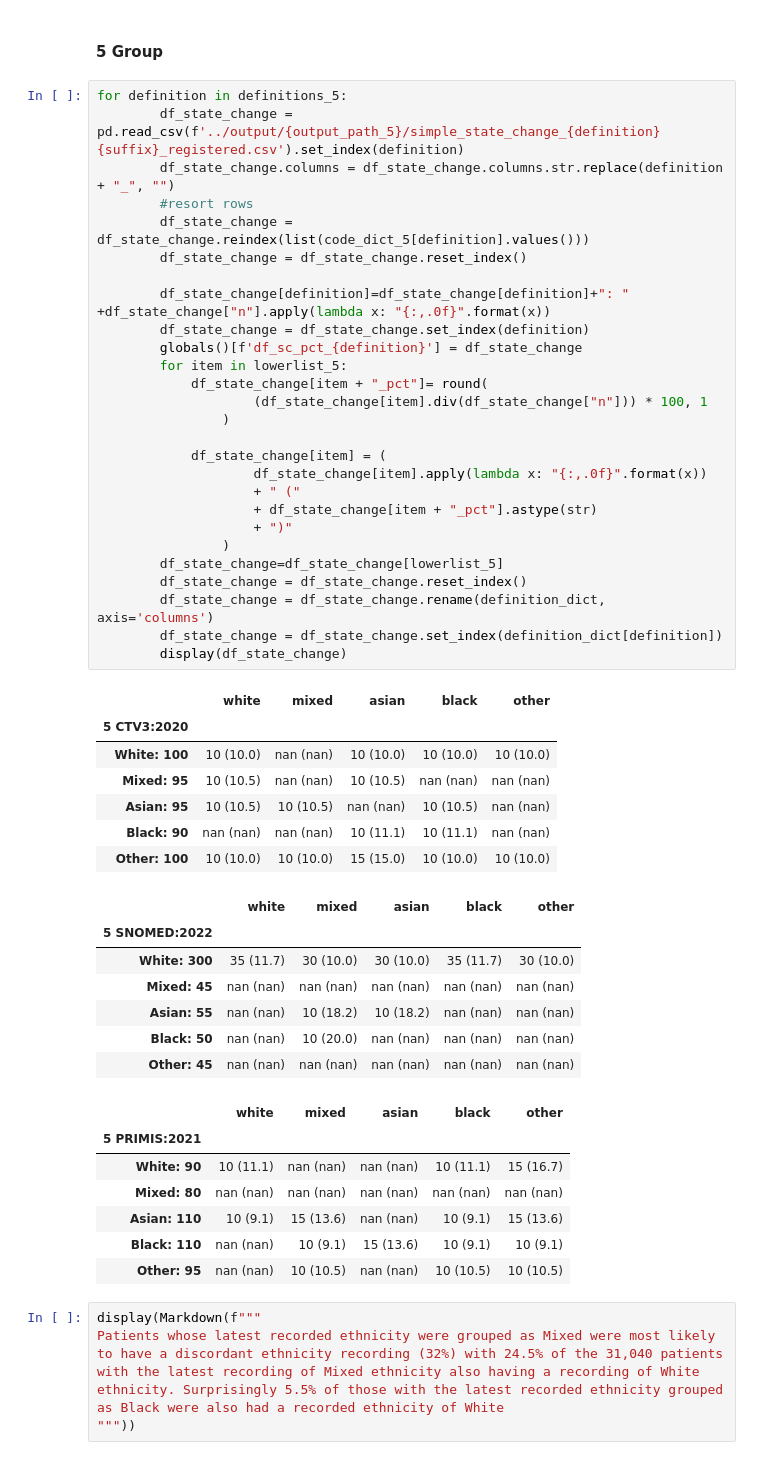
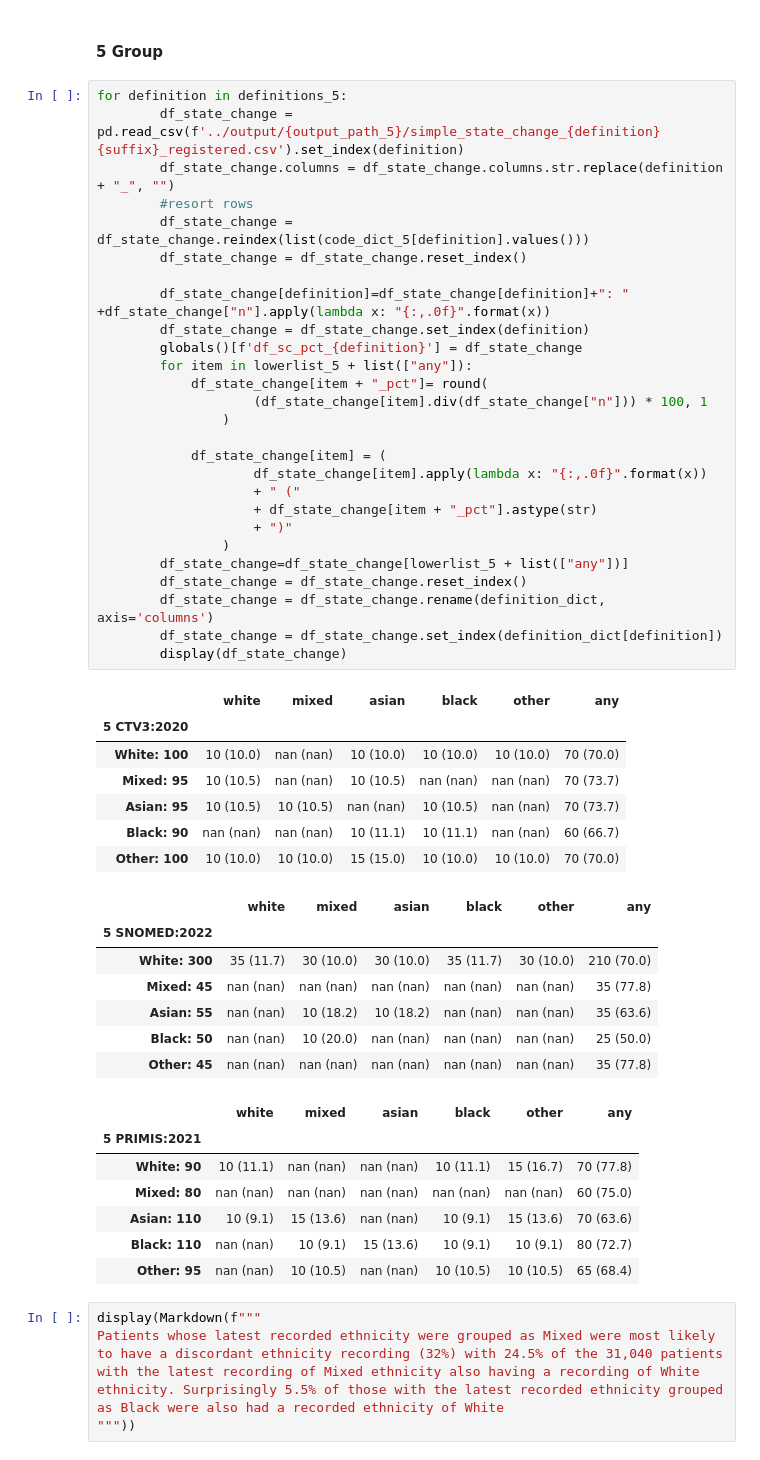
Before and after one commit to opensafely/ethnicity-short-data-report, a Jupyter notebook: notebooks_jupyter/local_report_ethnicity.ipynb, the cells around one changed output. Saved outputs shown, nothing was run; the diff lists cells and outputs as text.

```diff
--- a/notebooks_jupyter/local_report_ethnicity.ipynb
+++ b/notebooks_jupyter/local_report_ethnicity.ipynb
@@ -708,52 +708,52 @@ Expanding to the 16 group the percentage of latest ethnicity that match the most
 # %%
 for definition in definitions_5:
         df_state_change = pd.read_csv(f'../output/{output_path_5}/simple_state_change_{definition}{suffix}_registered.csv').set_index(definition)
         df_state_change.columns = df_state_change.columns.str.replace(definition + "_", "")
         #resort rows
         df_state_change = df_state_change.reindex(list(code_dict_5[definition].values()))
         df_state_change = df_state_change.reset_index()
 
         df_state_change[definition]=df_state_change[definition]+": " +df_state_change["n"].apply(lambda x: "{:,.0f}".format(x))
         df_state_change = df_state_change.set_index(definition)
         globals()[f'df_sc_pct_{definition}'] = df_state_change
-        for item in lowerlist_5:
+        for item in lowerlist_5 + list(["any"]):
             df_state_change[item + "_pct"]= round(
                     (df_state_change[item].div(df_state_change["n"])) * 100, 1
                 )
 
             df_state_change[item] = (
                     df_state_change[item].apply(lambda x: "{:,.0f}".format(x))
                     + " ("
                     + df_state_change[item + "_pct"].astype(str)
                     + ")"
                 )
-        df_state_change=df_state_change[lowerlist_5]
+        df_state_change=df_state_change[lowerlist_5 + list(["any"])]
         df_state_change = df_state_change.reset_index()
         df_state_change = df_state_change.rename(definition_dict, axis='columns')
         df_state_change = df_state_change.set_index(definition_dict[definition])
         display(df_state_change)
 # %% [output]
-|  | white | mixed | asian | black | other |
-| 5 CTV3:2020 |  |  |  |  |  |
-| White: 100 | 10 (10.0) | nan (nan) | 10 (10.0) | 10 (10.0) | 10 (10.0) |
-| Mixed: 95 | 10 (10.5) | nan (nan) | 10 (10.5) | nan (nan) | nan (nan) |
-| Asian: 95 | 10 (10.5) | 10 (10.5) | nan (nan) | 10 (10.5) | nan (nan) |
-| Black: 90 | nan (nan) | nan (nan) | 10 (11.1) | 10 (11.1) | nan (nan) |
-| Other: 100 | 10 (10.0) | 10 (10.0) | 15 (15.0) | 10 (10.0) | 10 (10.0) |
+|  | white | mixed | asian | black | other | any |
+| 5 CTV3:2020 |  |  |  |  |  |  |
+| White: 100 | 10 (10.0) | nan (nan) | 10 (10.0) | 10 (10.0) | 10 (10.0) | 70 (70.0) |
+| Mixed: 95 | 10 (10.5) | nan (nan) | 10 (10.5) | nan (nan) | nan (nan) | 70 (73.7) |
+| Asian: 95 | 10 (10.5) | 10 (10.5) | nan (nan) | 10 (10.5) | nan (nan) | 70 (73.7) |
+| Black: 90 | nan (nan) | nan (nan) | 10 (11.1) | 10 (11.1) | nan (nan) | 60 (66.7) |
+| Other: 100 | 10 (10.0) | 10 (10.0) | 15 (15.0) | 10 (10.0) | 10 (10.0) | 70 (70.0) |
-|  | white | mixed | asian | black | other |
-| 5 SNOMED:2022 |  |  |  |  |  |
-| White: 300 | 35 (11.7) | 30 (10.0) | 30 (10.0) | 35 (11.7) | 30 (10.0) |
-| Mixed: 45 | nan (nan) | nan (nan) | nan (nan) | nan (nan) | nan (nan) |
-| Asian: 55 | nan (nan) | 10 (18.2) | 10 (18.2) | nan (nan) | nan (nan) |
-| Black: 50 | nan (nan) | 10 (20.0) | nan (nan) | nan (nan) | nan (nan) |
-| Other: 45 | nan (nan) | nan (nan) | nan (nan) | nan (nan) | nan (nan) |
+|  | white | mixed | asian | black | other | any |
+| 5 SNOMED:2022 |  |  |  |  |  |  |
+| White: 300 | 35 (11.7) | 30 (10.0) | 30 (10.0) | 35 (11.7) | 30 (10.0) | 210 (70.0) |
+| Mixed: 45 | nan (nan) | nan (nan) | nan (nan) | nan (nan) | nan (nan) | 35 (77.8) |
+| Asian: 55 | nan (nan) | 10 (18.2) | 10 (18.2) | nan (nan) | nan (nan) | 35 (63.6) |
+| Black: 50 | nan (nan) | 10 (20.0) | nan (nan) | nan (nan) | nan (nan) | 25 (50.0) |
+| Other: 45 | nan (nan) | nan (nan) | nan (nan) | nan (nan) | nan (nan) | 35 (77.8) |
-|  | white | mixed | asian | black | other |
-| 5 PRIMIS:2021 |  |  |  |  |  |
-| White: 90 | 10 (11.1) | nan (nan) | nan (nan) | 10 (11.1) | 15 (16.7) |
-| Mixed: 80 | nan (nan) | nan (nan) | nan (nan) | nan (nan) | nan (nan) |
-| Asian: 110 | 10 (9.1) | 15 (13.6) | nan (nan) | 10 (9.1) | 15 (13.6) |
-| Black: 110 | nan (nan) | 10 (9.1) | 15 (13.6) | 10 (9.1) | 10 (9.1) |
-| Other: 95 | nan (nan) | 10 (10.5) | nan (nan) | 10 (10.5) | 10 (10.5) |
+|  | white | mixed | asian | black | other | any |
+| 5 PRIMIS:2021 |  |  |  |  |  |  |
+| White: 90 | 10 (11.1) | nan (nan) | nan (nan) | 10 (11.1) | 15 (16.7) | 70 (77.8) |
+| Mixed: 80 | nan (nan) | nan (nan) | nan (nan) | nan (nan) | nan (nan) | 60 (75.0) |
+| Asian: 110 | 10 (9.1) | 15 (13.6) | nan (nan) | 10 (9.1) | 15 (13.6) | 70 (63.6) |
+| Black: 110 | nan (nan) | 10 (9.1) | 15 (13.6) | 10 (9.1) | 10 (9.1) | 80 (72.7) |
+| Other: 95 | nan (nan) | 10 (10.5) | nan (nan) | 10 (10.5) | 10 (10.5) | 65 (68.4) |
 # %%
 display(Markdown(f"""
 Patients whose latest recorded ethnicity were grouped as Mixed were most likely to have a discordant ethnicity recording (32%) with 24.5% of the 31,040 patients with the latest recording of Mixed ethnicity also having a recording of White ethnicity. Surprisingly 5.5% of those with the latest recorded ethnicity grouped as Black were also had a recorded ethnicity of White
```
Also changed, not shown: parts of 3 cells of this notebook.
